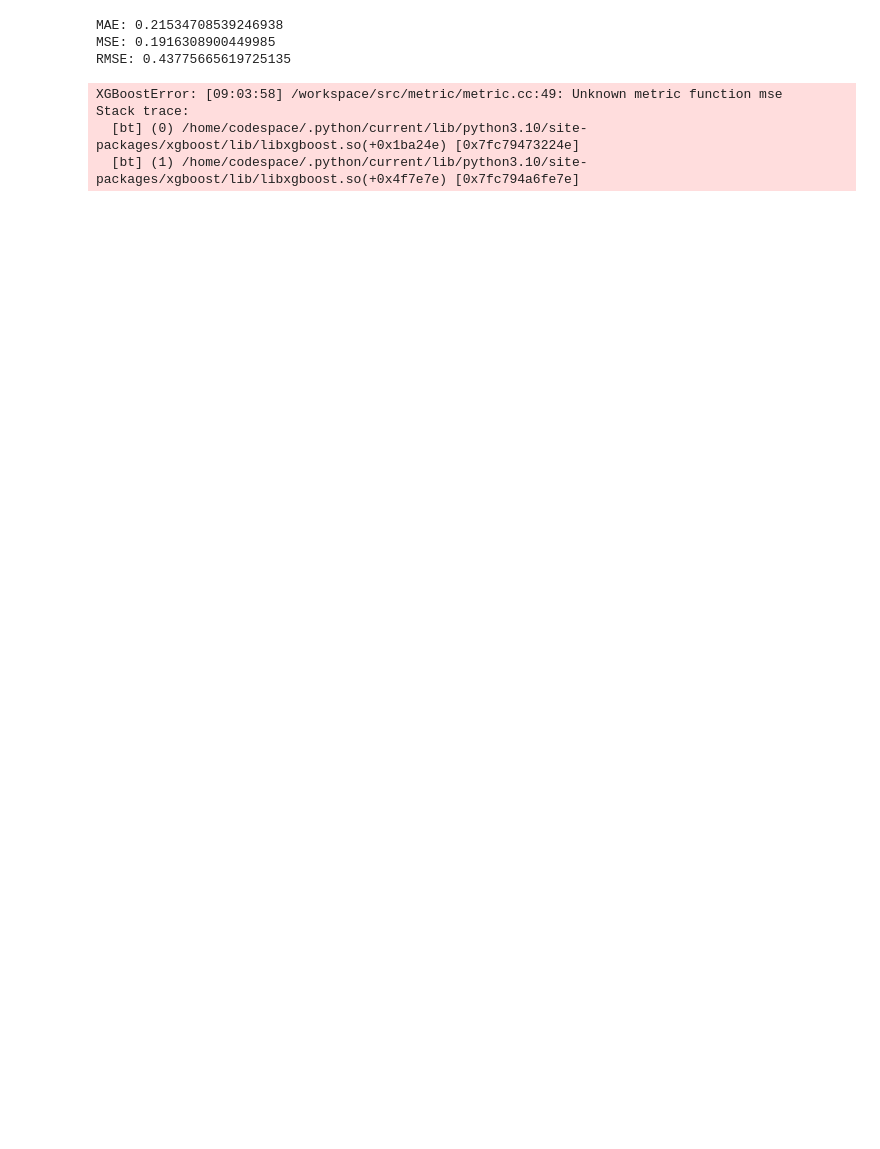
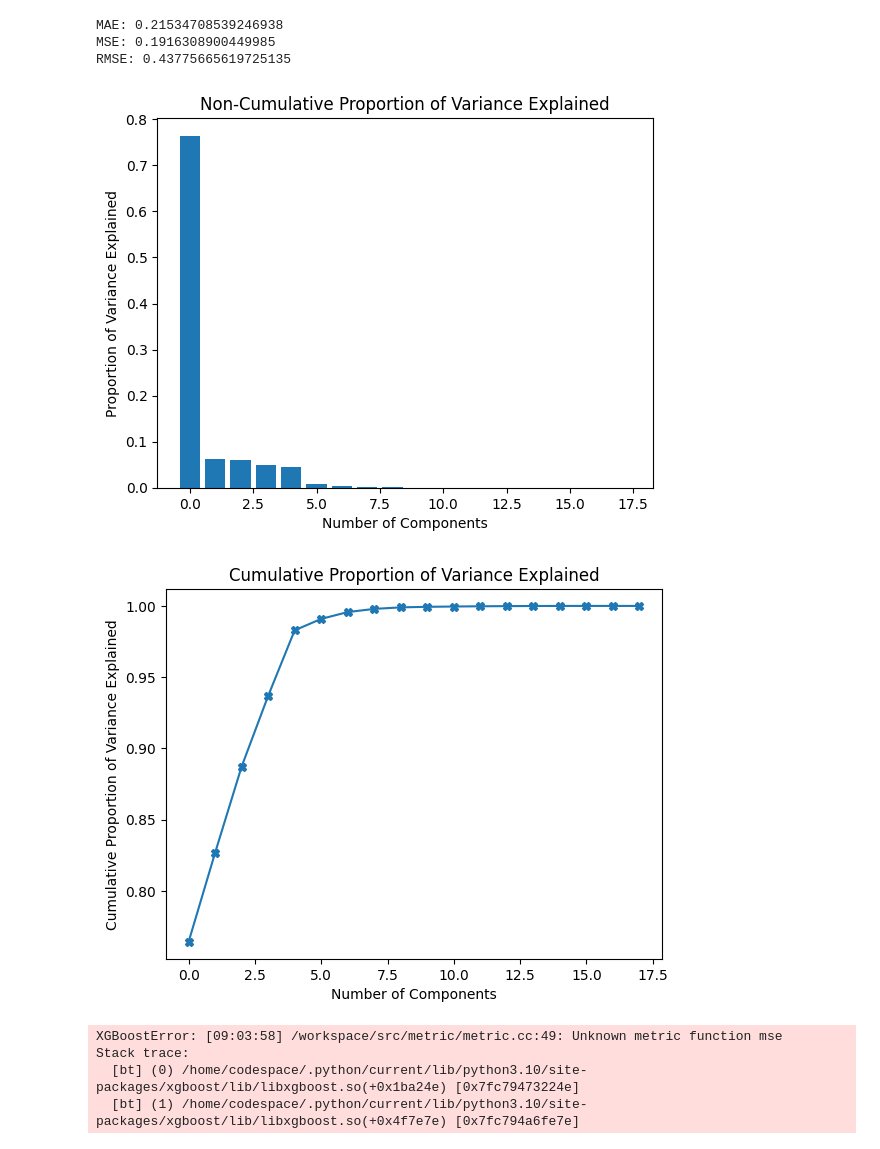
Before and after one commit to KarlLearnsAI/OWL_Factory_Hackathon, a Jupyter notebook: notebooks/2_modelling/modeling_karl.ipynb, the cells around one changed output. Saved outputs shown, nothing was run; the diff lists cells and outputs as text; code cells hidden in the pictures; blank space fills up the shorter version.

```diff
--- a/notebooks/2_modelling/modeling_karl.ipynb
+++ b/notebooks/2_modelling/modeling_karl.ipynb
@@ -44,6 +86,6 @@ def evaluation(X_test, y_test, y_pred, pca=False):
 # %%
 # Split the data into training and testing sets
-X_train, X_test, y_train, y_test = train_test_split(X1, y1, test_size=0.2, random_state=42)
+# X_train, X_test, y_train, y_test = train_test_split(X1, y1, test_size=0.2, random_state=42)
 # %% [markdown]
 ### Linear Regression
 # %%
@@ -181,6 +234,38 @@ evaluation(pca_X_test, pca_y_test, y_pred, pca=True)
 MAE: 0.21534708539246938
 MSE: 0.1916308900449985
 RMSE: 0.43775665619725135
+# %%
+# PCA Calculation
+# Standardize the features using z-score
+scaler = StandardScaler()
+X_scaled = scaler.fit_transform(X_train)
+
+# Perform PCA
+pca = PCA()
+pca.fit_transform(X_scaled)
+
+# Calculate non-cumulative PVE
+non_cumulative_pve = pca.explained_variance_ratio_
+
+# Calculate cumulative PVE
+cumulative_pve = np.cumsum(non_cumulative_pve)
+# %%
+# Plot non-cumulative PVE
+plt.bar(range(len(non_cumulative_pve)), non_cumulative_pve)
+plt.xlabel('Number of Components')
+plt.ylabel('Proportion of Variance Explained')
+plt.title('Non-Cumulative Proportion of Variance Explained')
+plt.show()
+
+# Plot cumulative PVE
+plt.plot(cumulative_pve, marker="X")
+plt.xlabel('Number of Components')
+plt.ylabel('Cumulative Proportion of Variance Explained')
+plt.title('Cumulative Proportion of Variance Explained')
+plt.show()
+# %% [output]
+[figure, added]
+[figure, added]
 # %%
 from sklearn.preprocessing import StandardScaler
 
```
Also changed, not shown: parts of 11 cells of this notebook, 19 other files.
